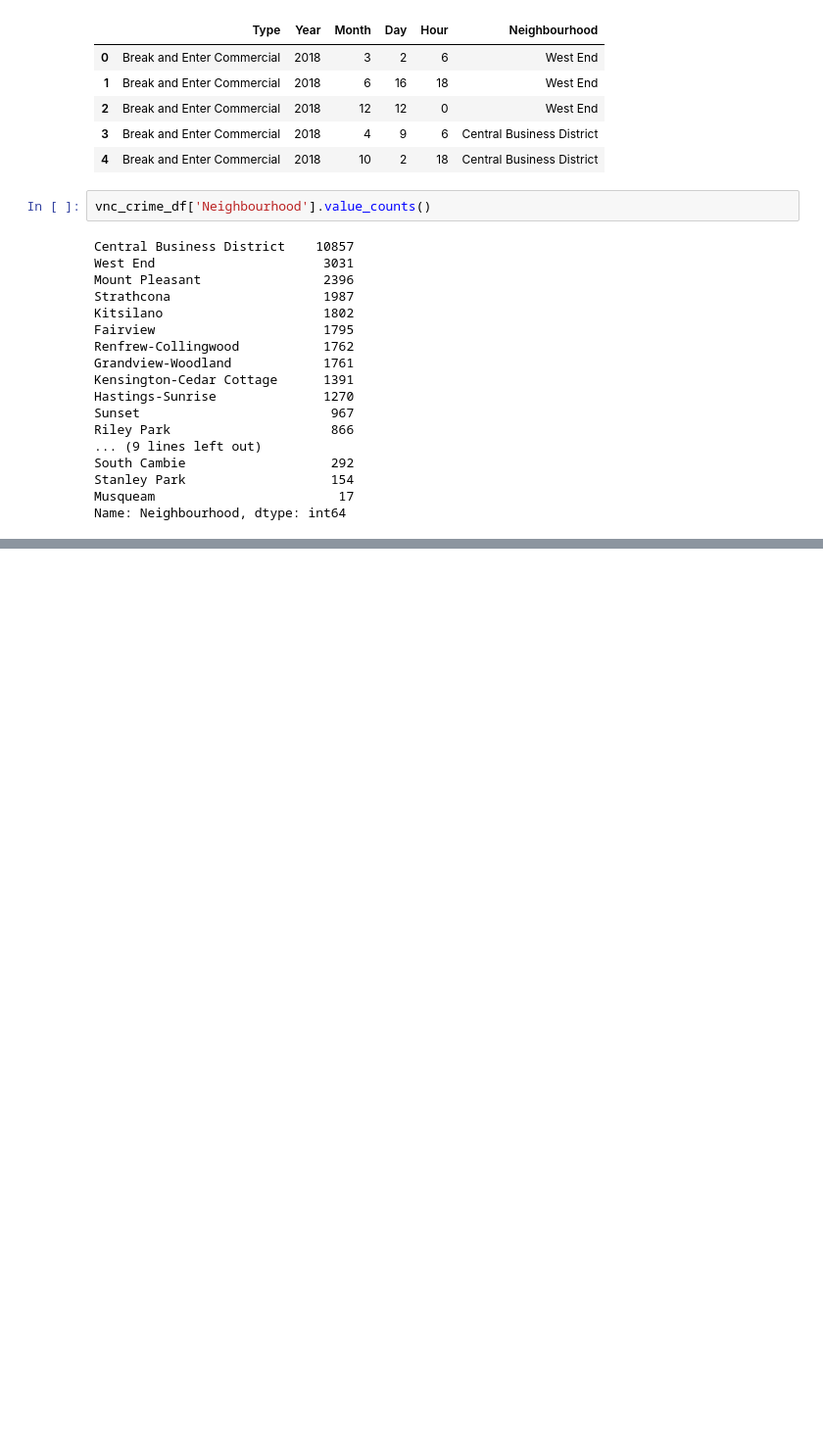
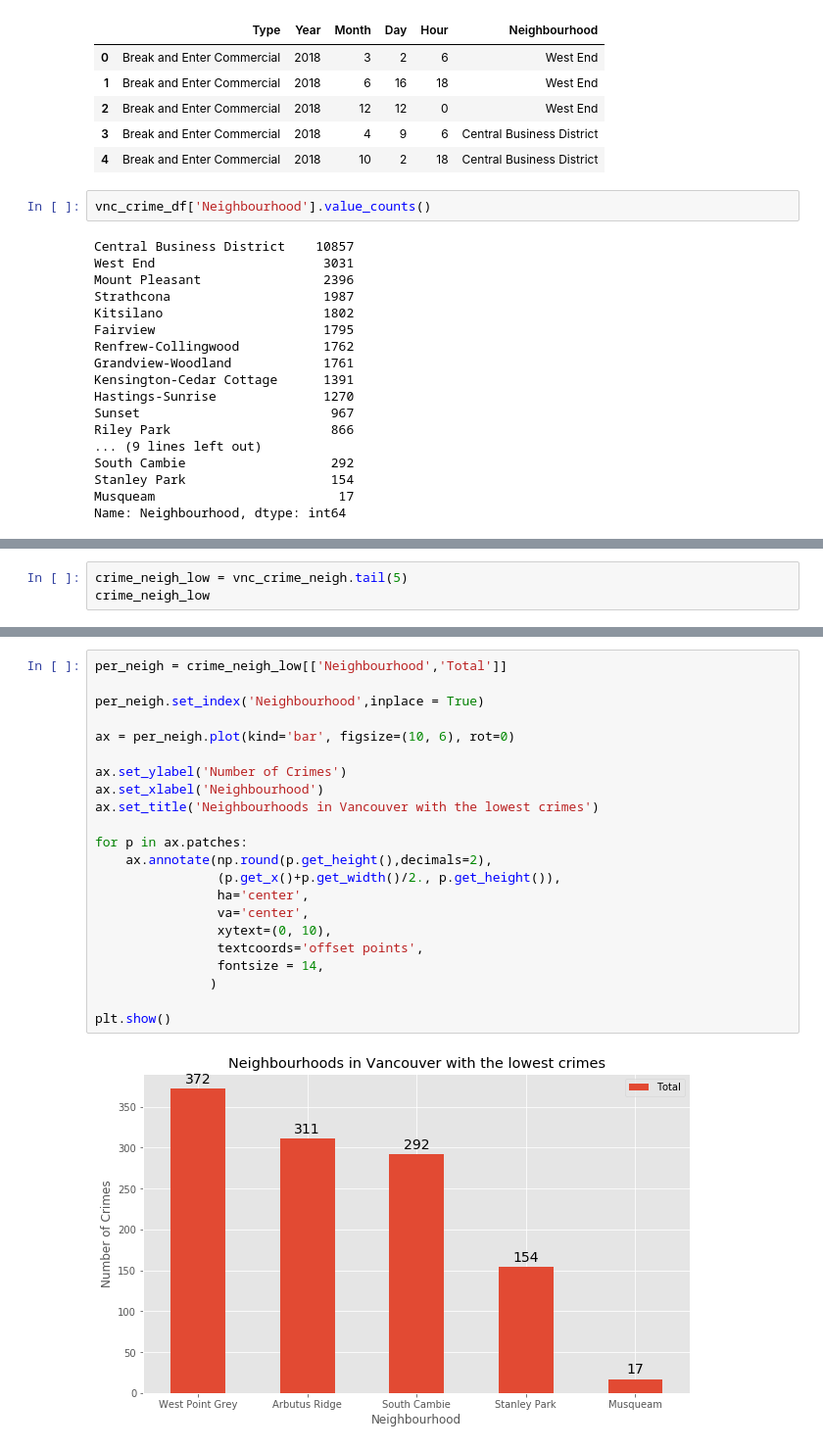
Before and after one commit to gms10/Coursera_Capstone, a Jupyter notebook: Battle of Neighborhoods (Week 1).ipynb, the cells around one changed output, grey strips where cells are left out. Shown: that part at 98% size. Cells and saved outputs as stored; diff of their text form; blank space fills up the shorter version.

```diff
--- a/Battle of Neighborhoods (Week 1).ipynb
+++ b/Battle of Neighborhoods (Week 1).ipynb
@@ -119,0 +323,3 @@ Name: Neighbourhood, dtype: int64
+# %%
+crime_neigh_low = vnc_crime_neigh.tail(5)
+crime_neigh_low
@@ -119,0 +333,24 @@ Name: Neighbourhood, dtype: int64
+# %%
+per_neigh = crime_neigh_low[['Neighbourhood','Total']]
+
+per_neigh.set_index('Neighbourhood',inplace = True)
+
+ax = per_neigh.plot(kind='bar', figsize=(10, 6), rot=0)
+
+ax.set_ylabel('Number of Crimes')
+ax.set_xlabel('Neighbourhood')
+ax.set_title('Neighbourhoods in Vancouver with the lowest crimes')
+
+for p in ax.patches:
+    ax.annotate(np.round(p.get_height(),decimals=2),
+                (p.get_x()+p.get_width()/2., p.get_height()),
+                ha='center',
+                va='center',
+                xytext=(0, 10),
+                textcoords='offset points',
+                fontsize = 14,
+               )
+
+plt.show()
+# %% [output]
+[figure, added]
```
Also changed, not shown: parts of 44 cells of this notebook.
